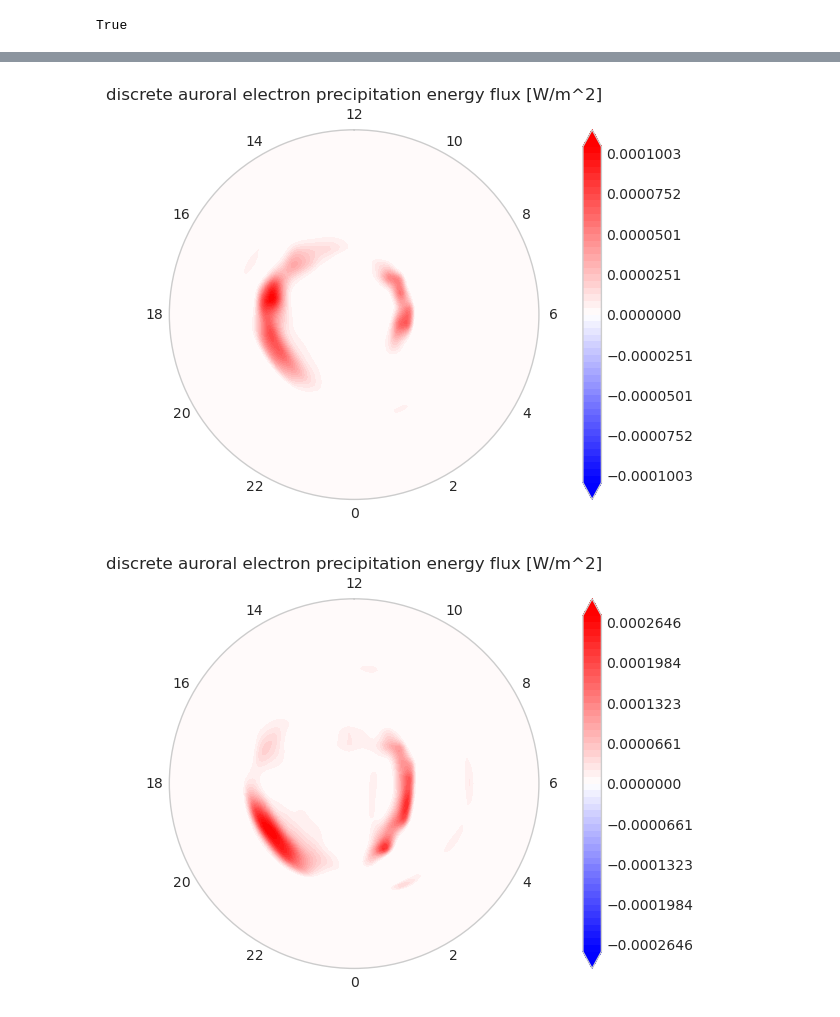
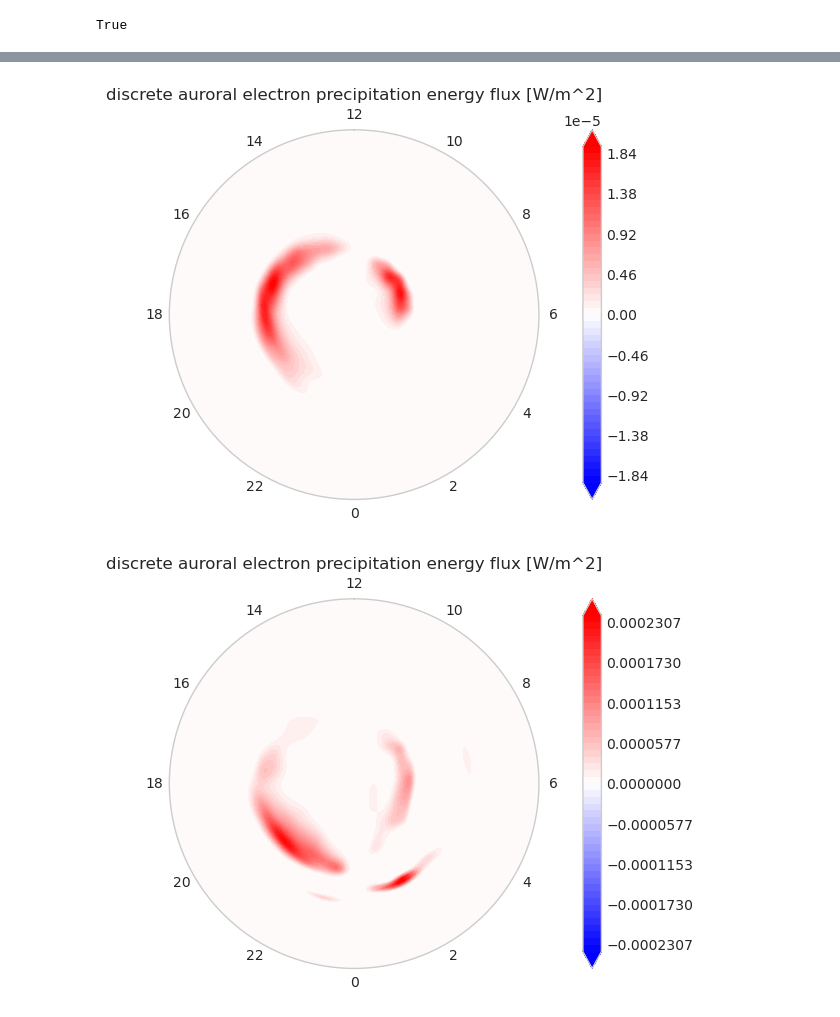
Before and after one commit to choongminum/storm199701, a Jupyter notebook: runs/251118_1330_c031_AZ/plots/geo_data_251118_1330_c031_AZ.ipynb, the cells around one changed output, grey strips where cells are left out. Drawn from its saved outputs; the diff is of its cells as text; code cells hidden in the pictures.

```diff
--- a/runs/251118_1330_c031_AZ/plots/geo_data_251118_1330_c031_AZ.ipynb
+++ b/runs/251118_1330_c031_AZ/plots/geo_data_251118_1330_c031_AZ.ipynb
@@ -162,7 +162,7 @@ wi = read_ggcm_solarwind_directory(SW_DIR, glob="wi.*")
 store_to_pyspedas(wi)
 # %%
 # OpenGGCM ionosphere output
-files = sorted(DATA_DIR.glob(f"{RUN_NAME}.iof.*00"))
+files = sorted(DATA_DIR.glob(f"{RUN_NAME}.iof.*"))
 iof = xr.open_mfdataset(files)
 # %%
 # Calculate the AL index.
@@ -261,6 +285,6 @@ py_0.pp.sel(x=slice(-50.0, 100.0), z=slice(-50.0, 50.0)).isel(
 # %%
 # Pedersen and Hall conductances
-for i in range(1, time_max, 40):
+for i in range(1, time_max, 80):
     iof.isel(time=i).sigp.ggcm.plot()
 # %% [output]
 [figure]
@@ -270,5 +299,5 @@ for i in range(1, time_max, 40):
 # %%
-for i in range(1, time_max, 40):
+for i in range(1, time_max, 80):
     iof.isel(time=i).sigh.ggcm.plot()
 # %% [output]
 [figure]
@@ -278,5 +312,5 @@ for i in range(1, time_max, 40):
 # %%
 # Diffuse and discrete electron precipitation energy flux
-for i in range(1, time_max, 40):
+for i in range(1, time_max, 80):
     iof.isel(time=i).prec_e_fe_1.ggcm.plot()
 # %% [output]
@@ -287,6 +326,6 @@ for i in range(1, time_max, 40):
 # %%
-for i in range(1, time_max, 40):
+for i in range(1, time_max, 80):
     iof.isel(time=i).prec_e_fe_2.ggcm.plot()
 # %% [output]
-[figure, old version]
+[figure, new version]
-[figure, old version]
+[figure, new version]
```
Also changed, not shown: parts of 11 cells of this notebook, 5 other files.
